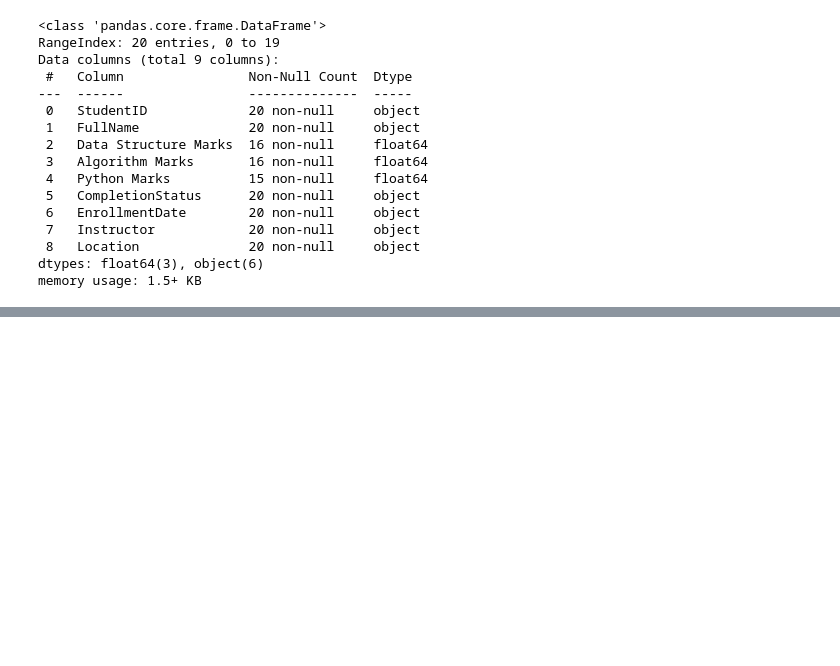
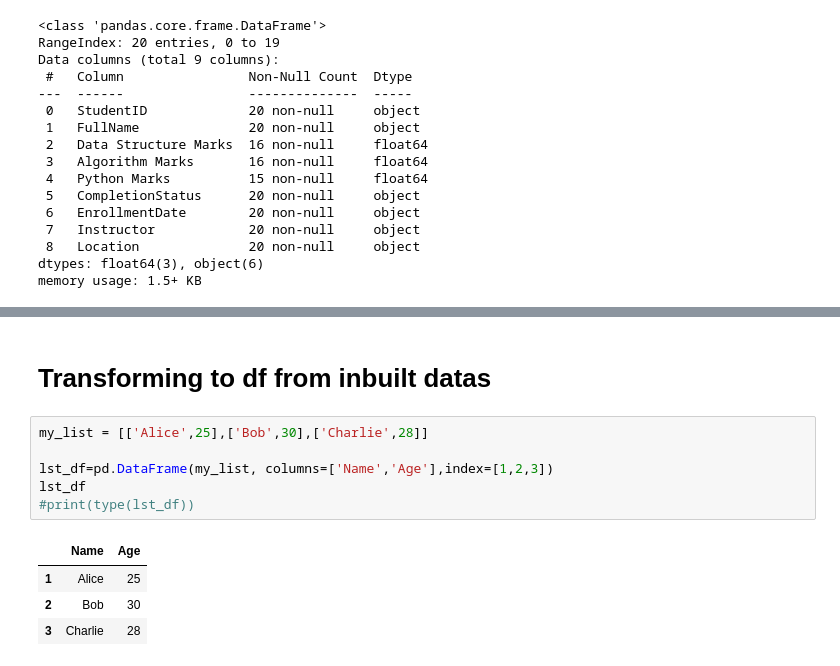
Before and after one commit to Alamin-refat/Phitron_ML_Course, a Jupyter notebook: week 03/Module 10-Data Analysis with Pandas/pandas_analysis.ipynb, the cells around one changed output, grey strips where cells are left out. Drawn from its saved outputs; the diff is of its cells as text; blank space fills up the shorter version.

```diff
--- a/week 03/Module 10-Data Analysis with Pandas/pandas_analysis.ipynb
+++ b/week 03/Module 10-Data Analysis with Pandas/pandas_analysis.ipynb
@@ -126,0 +153,13 @@ memory usage: 1.5+ KB
+# %% [markdown]
+# Transforming to df from inbuilt datas
+# %%
+my_list = [['Alice',25],['Bob',30],['Charlie',28]]
+
+lst_df=pd.DataFrame(my_list, columns=['Name','Age'],index=[1,2,3])
+lst_df
+#print(type(lst_df))
+# %% [output]
+|  | Name | Age |
+| 1 | Alice | 25 |
+| 2 | Bob | 30 |
+| 3 | Charlie | 28 |
```
Also changed, not shown: parts of 2 cells of this notebook.
